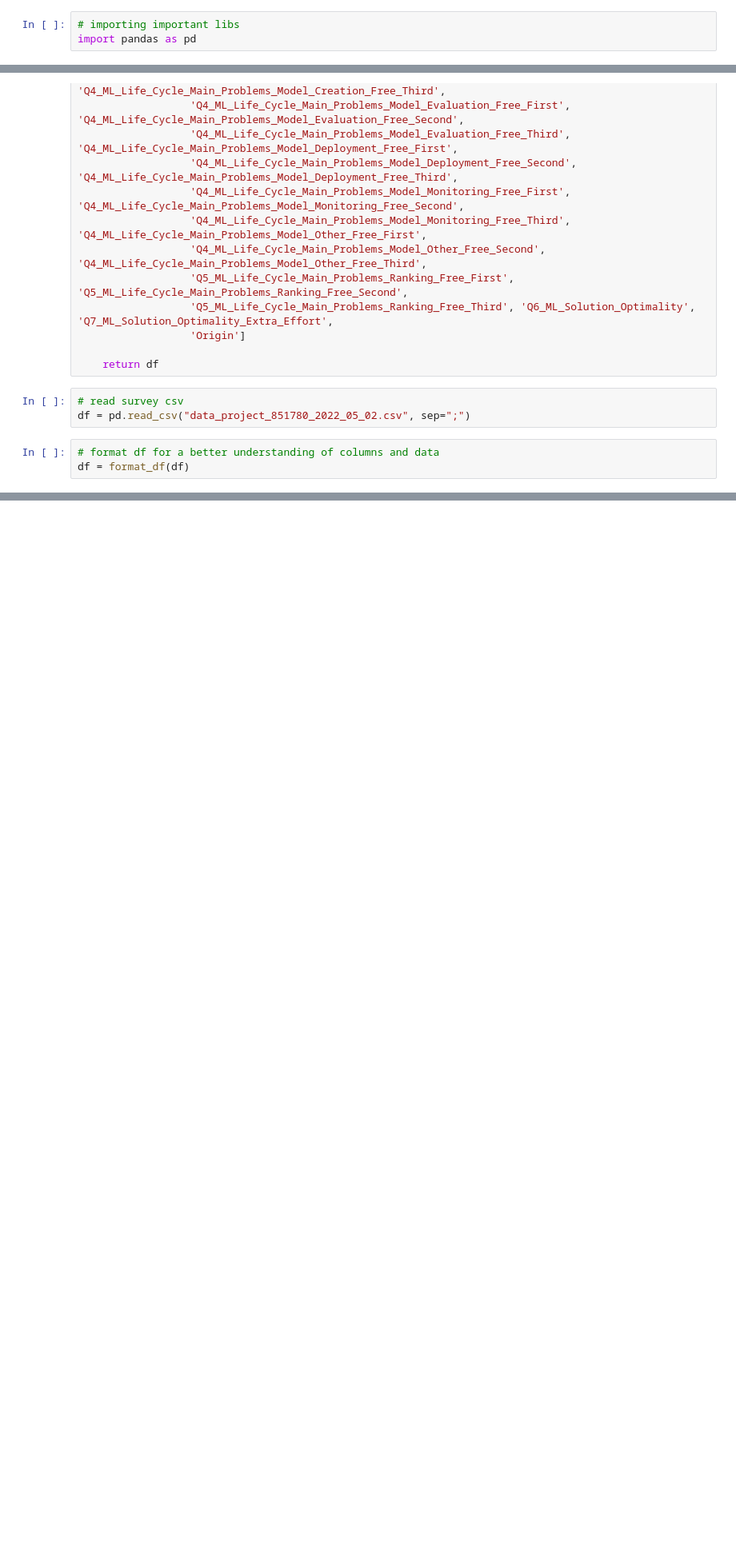
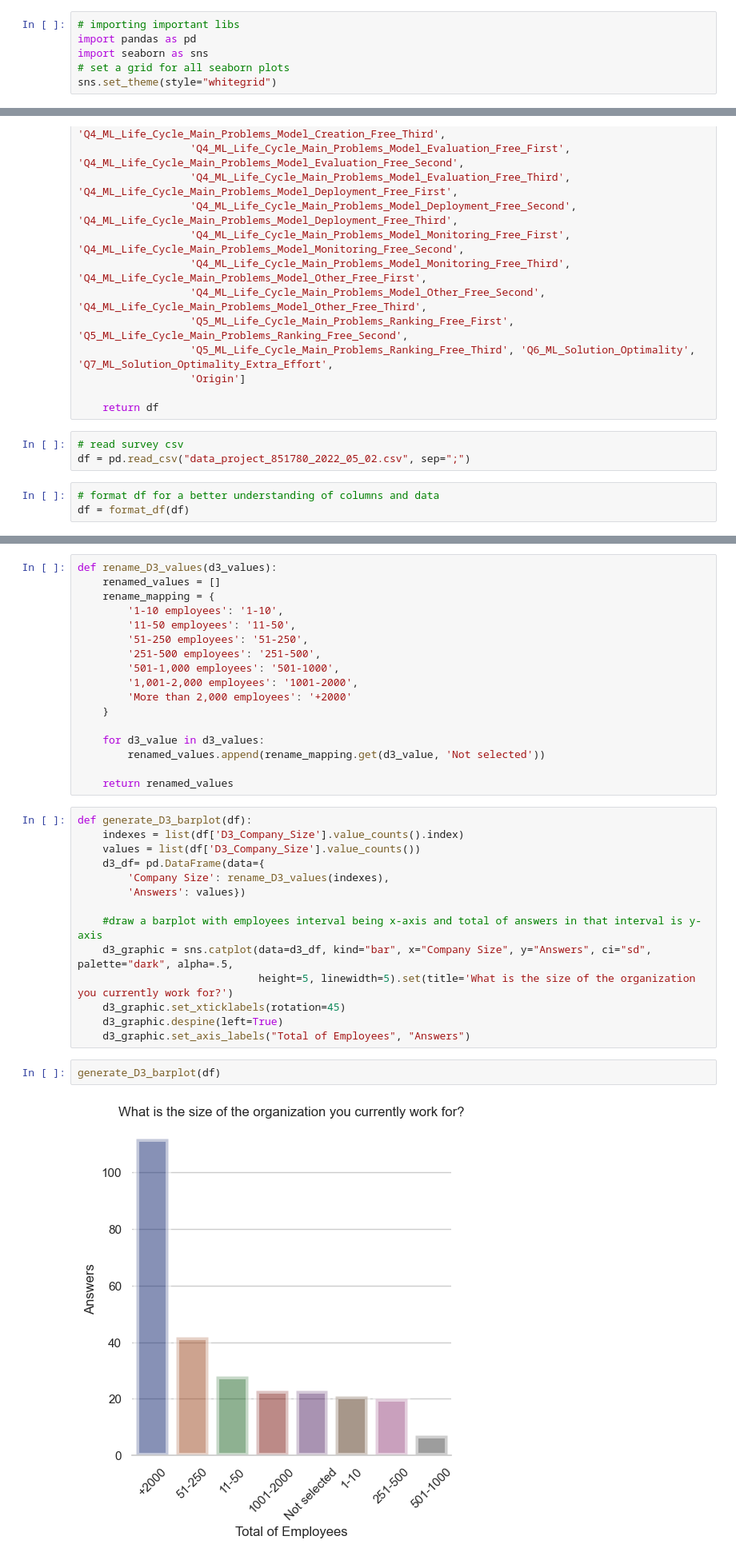
Before and after one commit to Software-Science-Lab-PUC-Rio/napiml-analysis, a Jupyter notebook: beta.ipynb, the cells around one changed output, grey strips where cells are left out. Shown: that part at 80% size. Drawn from its saved outputs; the diff is of its cells as text; blank space fills up the shorter version.

```diff
--- a/beta.ipynb
+++ b/beta.ipynb
@@ -1,6 +1,9 @@
 # %%
 # importing important libs
 import pandas as pd
+import seaborn as sns
+# set a grid for all seaborn plots
+sns.set_theme(style="whitegrid")
 # %%
 # print all columns - same name as in csv file
 def list_columns(df):
@@ -183,0 +181,35 @@ df.head(50)
+# %%
+def rename_D3_values(d3_values):
+    renamed_values = []
+    rename_mapping = {
+        '1-10 employees': '1-10',
+        '11-50 employees': '11-50',
+        '51-250 employees': '51-250',
+        '251-500 employees': '251-500',
+        '501-1,000 employees': '501-1000',
+        '1,001-2,000 employees': '1001-2000',
+        'More than 2,000 employees': '+2000'
+    }
+
+    for d3_value in d3_values:
+        renamed_values.append(rename_mapping.get(d3_value, 'Not selected'))
+
+    return renamed_values
+# %%
+def generate_D3_barplot(df):
+    indexes = list(df['D3_Company_Size'].value_counts().index)
+    values = list(df['D3_Company_Size'].value_counts())
+    d3_df= pd.DataFrame(data={
+        'Company Size': rename_D3_values(indexes),
+        'Answers': values})
+
+    #draw a barplot with employees interval being x-axis and total of answers in that interval is y-axis
+    d3_graphic = sns.catplot(data=d3_df, kind="bar", x="Company Size", y="Answers", ci="sd", palette="dark", alpha=.5,
+                             height=5, linewidth=5).set(title='What is the size of the organization you currently work for?')
+    d3_graphic.set_xticklabels(rotation=45)
+    d3_graphic.despine(left=True)
+    d3_graphic.set_axis_labels("Total of Employees", "Answers")
+# %%
+generate_D3_barplot(df)
+# %% [output]
+[figure, added]
```
Also changed, not shown: parts of 6 cells of this notebook.
